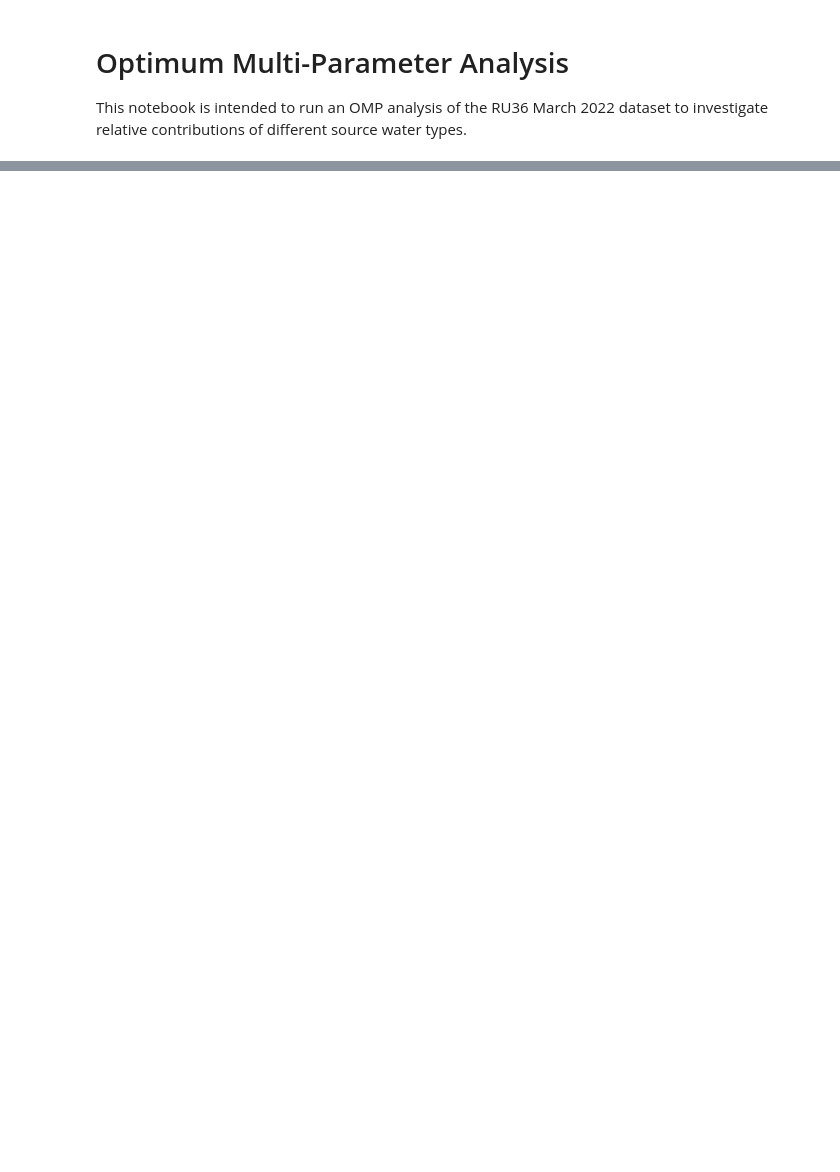
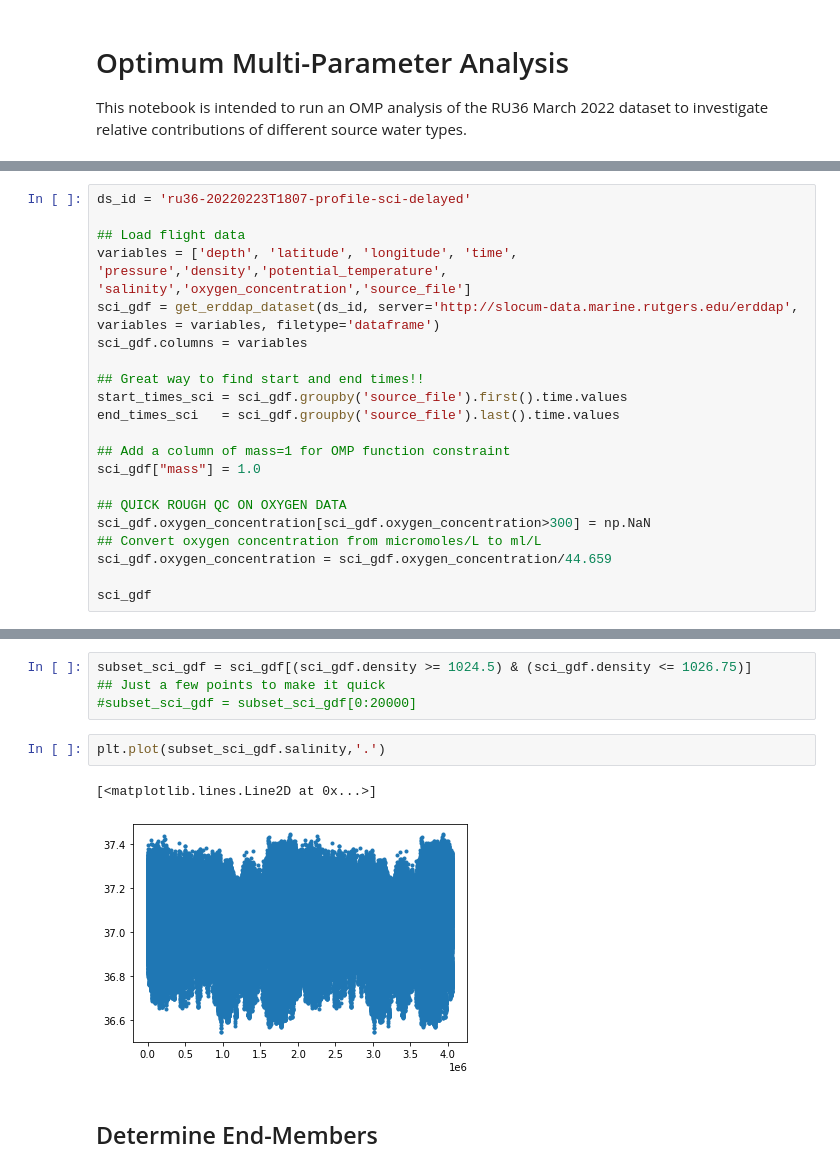
Before and after one commit to JGradone/pyompa-glider, a Jupyter notebook: notebooks/RU36_03_2022_OMP_Analysis.ipynb, the cells around one changed output, grey strips where cells are left out. Saved outputs shown, nothing was run; the diff lists cells and outputs as text; blank space fills up the shorter version.

Commit message:
First true updates to notebook

```diff
--- a/notebooks/RU36_03_2022_OMP_Analysis.ipynb
+++ b/notebooks/RU36_03_2022_OMP_Analysis.ipynb
@@ -24,0 +63,21 @@ ModuleNotFoundError: No module named 'cvxpy'
+# %%
+ds_id = 'ru36-20220223T1807-profile-sci-delayed'
+
+## Load flight data
+variables = ['depth', 'latitude', 'longitude', 'time', 'pressure','density','potential_temperature', 'salinity','oxygen_concentration','source_file']
+sci_gdf = get_erddap_dataset(ds_id, server='http://slocum-data.marine.rutgers.edu/erddap', variables = variables, filetype='dataframe')
+sci_gdf.columns = variables
+
+## Great way to find start and end times!!
+start_times_sci = sci_gdf.groupby('source_file').first().time.values
+end_times_sci   = sci_gdf.groupby('source_file').last().time.values
+
+## Add a column of mass=1 for OMP function constraint
+sci_gdf["mass"] = 1.0
+
+## QUICK ROUGH QC ON OXYGEN DATA
+sci_gdf.oxygen_concentration[sci_gdf.oxygen_concentration>300] = np.NaN
+## Convert oxygen concentration from micromoles/L to ml/L
+sci_gdf.oxygen_concentration = sci_gdf.oxygen_concentration/44.659
+
+sci_gdf
@@ -24,0 +107,11 @@ ModuleNotFoundError: No module named 'cvxpy'
+# %%
+subset_sci_gdf = sci_gdf[(sci_gdf.density >= 1024.5) & (sci_gdf.density <= 1026.75)]
+## Just a few points to make it quick
+#subset_sci_gdf = subset_sci_gdf[0:20000]
+# %%
+plt.plot(subset_sci_gdf.salinity,'.')
+# %% [output]
+[<matplotlib.lines.Line2D at 0x...>]
+[figure, added]
+# %% [markdown]
+## Determine End-Members
```
Also changed, not shown: parts of 16 cells of this notebook, 1 other file.
